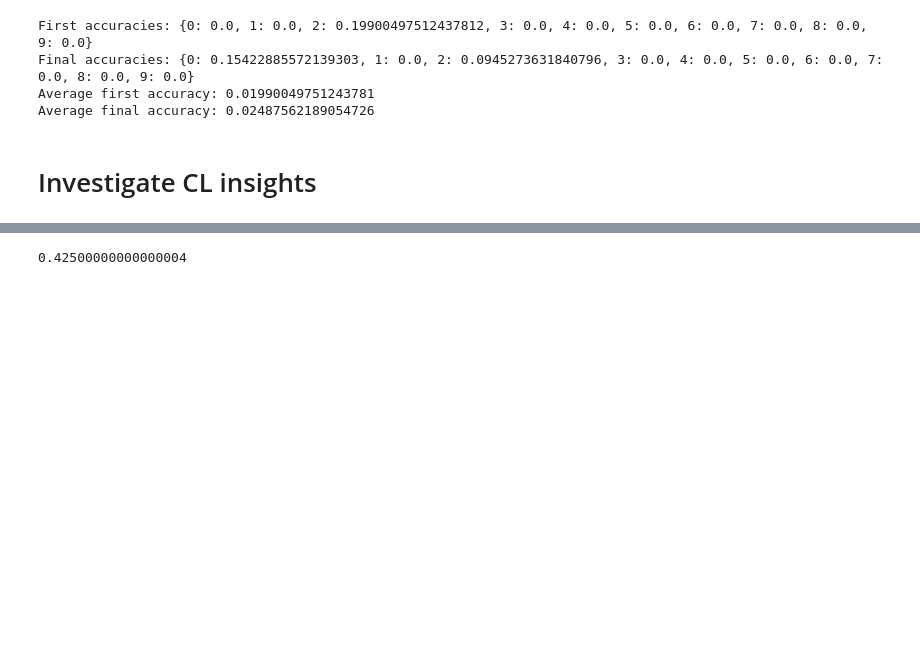
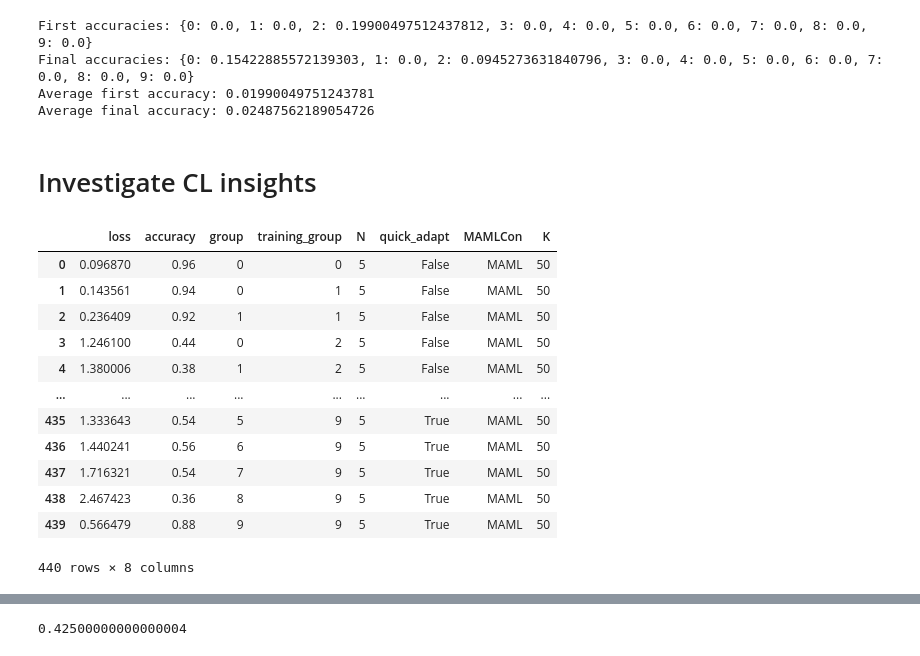
Before and after one commit to ByteFuse/MAMLCon, a Jupyter notebook: notebooks/generate_plots.ipynb, the cells around one changed output, grey strips where cells are left out. Cells and saved outputs as stored; diff of their text form; code cells hidden in the pictures; blank space fills up the shorter version.

```diff
--- a/notebooks/generate_plots.ipynb
+++ b/notebooks/generate_plots.ipynb
@@ -69,11 +71,6 @@ optim = {
 'scheduler_decay': 0.1,
 }
 
-encoder = WordClassificationAudio2DCnn(
-    256,
-    64,
-    input_channels=39
-)
 
 class FSCLModel(nn.Module):
     def __init__(self, encoder, embedding_dim, n_classes):
@@ -100,39 +97,12 @@ class FSCLModel(nn.Module):
             layer_logits.append(self.classifiers[c_layer](features))
         logits = torch.cat(layer_logits, dim=1)
         return {'logits':logits}
-
-
-loss_fn = ClassificationLoss()
-
-model = FSCLModel(encoder, 256, 50)
-algorithm = FSCL.load_from_checkpoint(
-    './nway50_k5.ckpt',
-    model=model,
-    training_steps=5,
-    intial_training_steps=30,
-    n_classes_start=5,
-    n_class_additions=5,
-    loss_func=loss_fn,
-    optim_config=optim,
-    k_shot=5,
-    quick_adapt=True
-)
-model = algorithm.model
-# %%
-df = pd.read_csv('C:/Users/ruanv/Desktop/speech-fewshot-cl/data/flickr/flickr8k_word_splits_validation.csv')
 # %%
 import yaml
 
 with open('../config/conversion_method/mfcc.yaml') as f:
     conv_config = yaml.safe_load(f)
 
-valiadation_dataset = Flickr8kWordClassification(
-    meta_path='C:/Users/ruanv/Desktop/speech-fewshot-cl/data/flickr/flickr8k_word_splits_validation.csv',
-    audio_root='C:/Users/ruanv/Desktop/speech-fewshot-cl/data/flickr/wavs/',
-    conversion_config=conv_config,
-    stemming=True,
-    lemmetise=False
-)
 
 
 def pad_audio(x, max_audio_len=101, pad_both_sides=False):
@@ -146,6 +116,8 @@ def pad_audio(x, max_audio_len=101, pad_both_sides=False):
         else:
             x = F.pad(x, (0, int(max_audio_len-x.size(-1))), 'constant', 0)
     return x
+
+loss_fn = ClassificationLoss()
 # %%
 N_CLASSES = [5]
 K_SHOT = [5]
@@ -162,4 +134,6 @@ seed_everything(550)
 # %% [output]
 Global seed set to 550
 550
+# %%
+K = 5
 # %%
@@ -752,6 +682,22 @@ for file in os.listdir('./'):
         data['MAMLCon'] = MAML
         data['K'] = K
         all_data = pd.concat([all_data, data]).reset_index(drop=True)
+# %%
+all_data
+# %% [output]
+|  | loss | accuracy | group | training_group | N | quick_adapt | MAMLCon | K |
+| 0 | 0.096870 | 0.96 | 0 | 0 | 5 | False | MAML | 50 |
+| 1 | 0.143561 | 0.94 | 0 | 1 | 5 | False | MAML | 50 |
+| 2 | 0.236409 | 0.92 | 1 | 1 | 5 | False | MAML | 50 |
+| 3 | 1.246100 | 0.44 | 0 | 2 | 5 | False | MAML | 50 |
+| 4 | 1.380006 | 0.38 | 1 | 2 | 5 | False | MAML | 50 |
+| ... | ... | ... | ... | ... | ... | ... | ... | ... |
+| 435 | 1.333643 | 0.54 | 5 | 9 | 5 | True | MAML | 50 |
+| 436 | 1.440241 | 0.56 | 6 | 9 | 5 | True | MAML | 50 |
+| 437 | 1.716321 | 0.54 | 7 | 9 | 5 | True | MAML | 50 |
+| 438 | 2.467423 | 0.36 | 8 | 9 | 5 | True | MAML | 50 |
+| 439 | 0.566479 | 0.88 | 9 | 9 | 5 | True | MAML | 50 |
+440 rows × 8 columns
 # %%
 # sort by grou and training group, then calculate the fisrt minus last of each group
 
```
Also changed, not shown: parts of 6 cells of this notebook.
